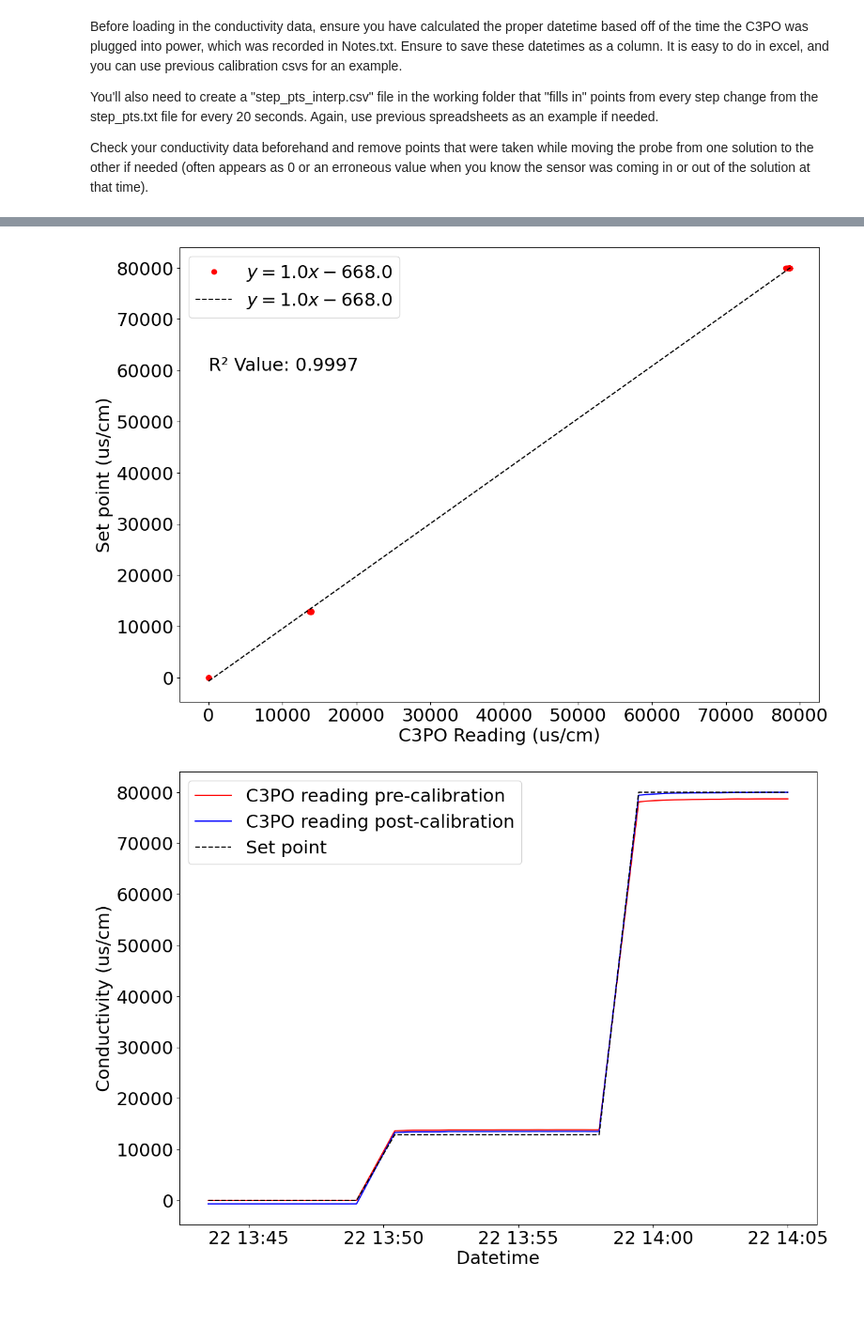
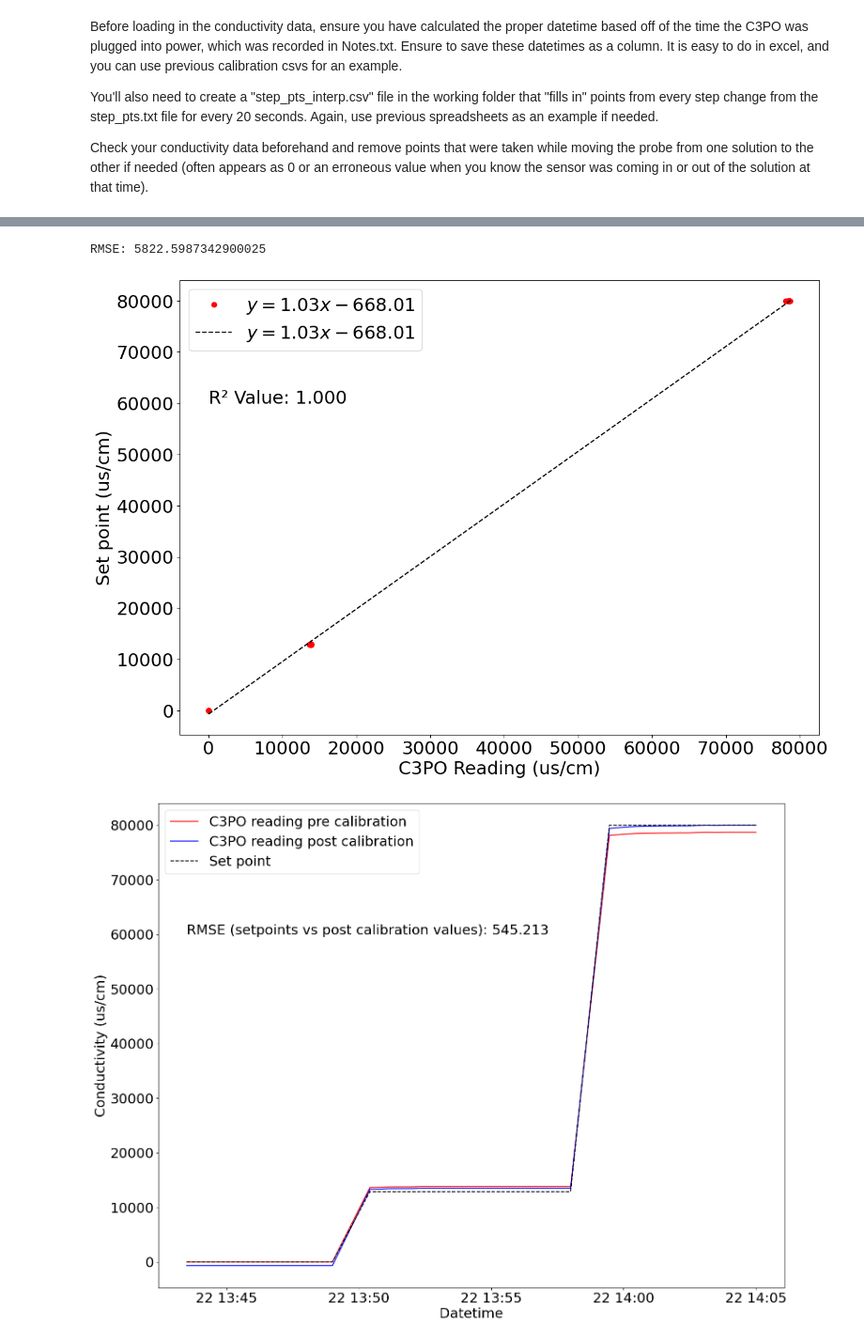
Before and after one commit to COAST-Lab/c3po, a Jupyter notebook: Calibrations/Calibration.ipynb, the cells around one changed output, grey strips where cells are left out. Shown at 94% size. Cells and saved outputs as stored; diff of their text form; code cells hidden in the pictures; blank space fills up the shorter version.

Commit message:
adding intercomparison experiment data

```diff
--- a/Calibrations/Calibration.ipynb
+++ b/Calibrations/Calibration.ipynb
@@ -24,8 +25,8 @@ Check your conductivity data beforehand and remove points that were taken while
 # %%
 # USER INPUT
 filename = 'conductivity' #data from the calibration
-device = 'C3PO_6'
-folder = '2026_07_22_Calibration'
+device = 'C3PO_5'
+folder = '2026_07_22_ReCalibration'
 
 filepath = os.path.join(device, folder, filename+'.csv')
 cond = pd.read_csv(filepath, header = 0, parse_dates =[7], date_format='%yyyy-%m-%d %HH:%MM:%SS')
@@ -148,3 +171,8 @@ R² Value: 0.9997
+# %%
+rmse_test = root_mean_squared_error(y, x) #where x is the data that has already had calibration curve #1 applied to it
+print(f"RMSE: {rmse_test}")
+# %% [output]
+RMSE: 5822.5987342900025
 # %%
 plt.rcParams.update({'font.size': 22})
 fig, axs = plt.subplots(figsize = (14, 10))
@@ -154,31 +182,33 @@ b = coef[1]
 
 axs.set_ylabel('Set point (us/cm)')
 axs.set_xlabel('C3PO Reading (us/cm)')
-axs.plot(x,y, 'ro', x, poly1d_fn(x), '--k', label=f'$y = {m:.1f}x {b:+.1f}$')
+axs.plot(x,y, 'ro', x, poly1d_fn(x), '--k', label=f'$y = {m:.2f}x {b:+.2f}$')
 
 plt.legend()
-plt.text(0, 60000, f"R² Value: {r_squared:.4f}")
+plt.text(0, 60000, f"R² Value: {r_squared:.3f}")
 
 
 fig_fn = 'vsSetPoint_withRegression'
 fig_file = os.path.join(device, folder, 'Figures', device+fig_fn+'.png')
 plt.savefig(fig_file, dpi = 200, transparent=False)
 # %% [output]
-[figure, old version]
+[figure, new version]
 # %%
 plt.rcParams.update({'font.size': 22})
-fig, axs = plt.subplots(figsize = (14, 10))
+fig, axs = plt.subplots(figsize = (18, 14))
 
-axs.plot(mergedcleaned["datetime"], mergedcleaned["Cond_uScm-1"], label = "C3PO reading pre-calibration", color = "red")
-axs.plot(mergedcleaned["datetime"], m*mergedcleaned["Cond_uScm-1"] + b, label = "C3PO reading post-calibration", color = "blue")
+axs.plot(mergedcleaned["datetime"], mergedcleaned["Cond_uScm-1"], label = "C3PO reading pre calibration", color = "red")
+axs.plot(mergedcleaned["datetime"], m*mergedcleaned["Cond_uScm-1"] + b, label = "C3PO reading post calibration", color = "blue")
 axs.plot(mergedcleaned["datetime"], mergedcleaned["cond_uscm"] , label = "Set point", linestyle = '--', color = 'black')
 axs.set_ylabel('Conductivity (us/cm)')
 axs.set_xlabel('Datetime')
+start = mergedcleaned["datetime"].iloc[0]
+plt.text(start, 60000, f"RMSE (setpoints vs post calibration values): {rmse:.3f}")
+plt.legend()
 
-plt.legend()
 
 fig_fn = 'PreandPostCalibration'
 fig_file = os.path.join(device, folder, 'Figures', device+fig_fn+'.png')
 plt.savefig(fig_file, dpi = 200, transparent=False)
 # %% [output]
-[figure, old version]
+[figure, new version]
```
Also changed, not shown: parts of 11 cells of this notebook, 52 other files.
